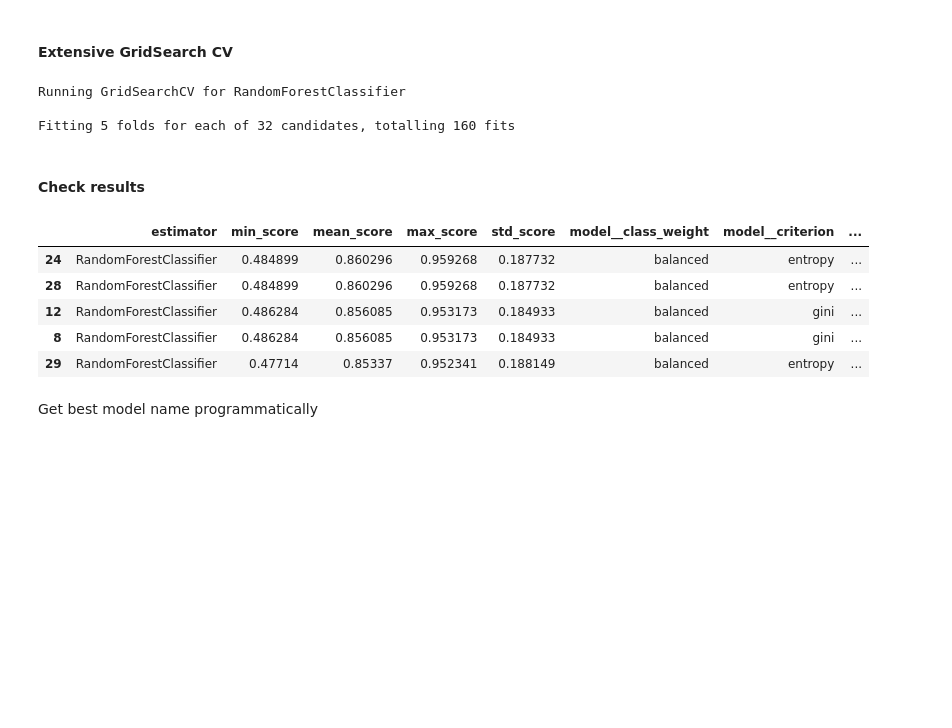
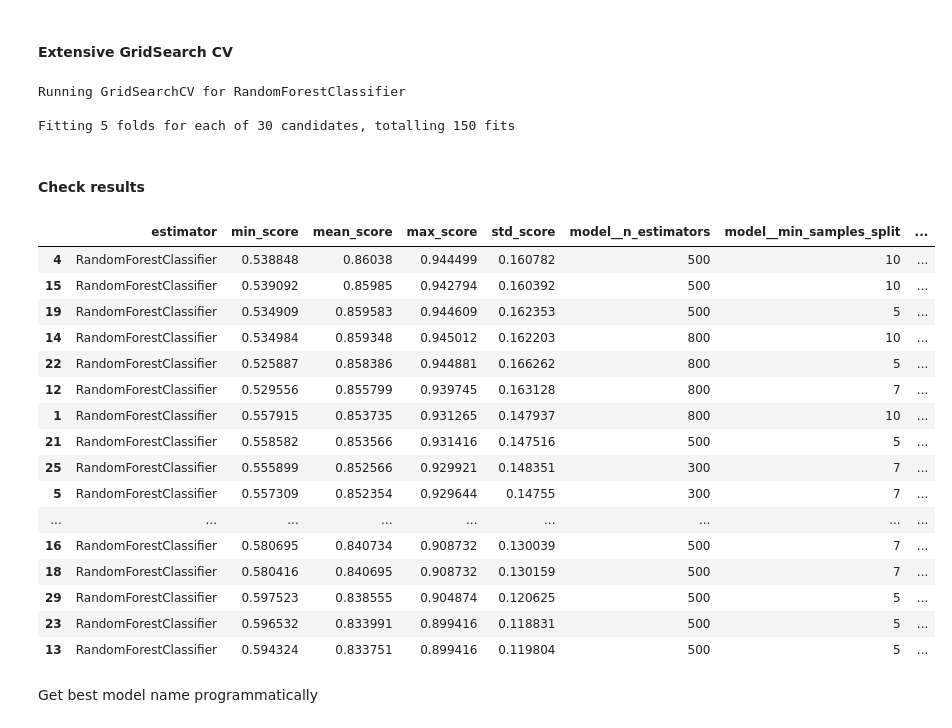
Before and after one commit to kathrinmzl/LoanGuard, a Jupyter notebook: jupyter_notebooks/06_Model_PredictDefault.ipynb, the cells around one changed output. Saved outputs shown, nothing was run; the diff lists cells and outputs as text; code cells hidden in the pictures; blank space fills up the shorter version.

```diff
--- a/jupyter_notebooks/06_Model_PredictDefault.ipynb
+++ b/jupyter_notebooks/06_Model_PredictDefault.ipynb
@@ -180,6 +206,7 @@ The score_summary() method then compiles the cross-validation results into a uni
 # %%
 # Source: Code Institute, Churnometer Walkthrough Project
 from sklearn.model_selection import GridSearchCV
+from sklearn.model_selection import RandomizedSearchCV
 
 class HyperparameterOptimizationSearch:
 
@@ -189,14 +216,16 @@ class HyperparameterOptimizationSearch:
         self.keys = models.keys()
         self.grid_searches = {}
 
-    def fit(self, X, y, cv, n_jobs, verbose=1, scoring=None, refit=False):
+    def fit(self, X, y, cv, n_jobs, n_iter, verbose=1, scoring=None, refit=False):
         for key in self.keys:
             print(f"\nRunning GridSearchCV for {key} \n")
 
             model = PipelineClf(self.models[key])
             params = self.params[key]
-            gs = GridSearchCV(model, params, cv=cv, n_jobs=n_jobs,
-                              verbose=verbose, scoring=scoring, )
+            # gs = GridSearchCV(model, params, cv=cv, n_jobs=n_jobs,
+            #                   verbose=verbose, scoring=scoring, )
+            gs = RandomizedSearchCV(model, params, cv=cv, n_jobs=n_jobs,
+                               verbose=verbose, scoring=scoring, n_iter=n_iter)
             gs.fit(X, y)
             self.grid_searches[key] = gs
 
@@ -264,0 +301,4 @@ print(X_train.shape, y_train.shape, X_test.shape, y_test.shape)
+# %%
+cols = numeric_columns + categorical_columns +["LoanTerm", "NumCreditLines"]
+
+X_train = pd.DataFrame(X_train, columns=cols)
@@ -265,6 +312,6 @@ print(X_train.shape, y_train.shape, X_test.shape, y_test.shape)
 # %%
-pipeline_data_cleaning_feat_eng_part2 = PipelineDataCleaningAndFeatureEngineeringPart2()
-X_train["Education"] = pipeline_data_cleaning_feat_eng_part2.fit_transform(pd.DataFrame(X_train["Education"]),y_train)
-X_test["Education"] = pipeline_data_cleaning_feat_eng_part2.transform(pd.DataFrame(X_test["Education"]))
-print(X_train.shape, y_train.shape, X_test.shape, y_test.shape)
+# pipeline_data_cleaning_feat_eng_part2 = PipelineDataCleaningAndFeatureEngineeringPart2()
+# X_train["Education"] = pipeline_data_cleaning_feat_eng_part2.fit_transform(pd.DataFrame(X_train["Education"]),y_train)
+# X_test["Education"] = pipeline_data_cleaning_feat_eng_part2.transform(pd.DataFrame(X_test["Education"]))
+# print(X_train.shape, y_train.shape, X_test.shape, y_test.shape)
 # %% [output]
@@ -492,27 +549,46 @@ params_search = {
 # %% [markdown]
 #### Extensive GridSearch CV
 # %%
-from sklearn.metrics import recall_score, make_scorer
+from sklearn.metrics import recall_score, make_scorer, f1_score
+# search = HyperparameterOptimizationSearch(models=models_search, params=params_search)
+# search.fit(X_train, y_train,
+#            scoring =  make_scorer(recall_score, pos_label=1),
+#            n_jobs=-2, cv=5, verbose=3)
+
+def hybrid_score(y_true, y_pred):
+    return 0.7 * recall_score(y_true, y_pred, pos_label=1) + 0.3 * f1_score(y_true, y_pred, average='macro')
+
 search = HyperparameterOptimizationSearch(models=models_search, params=params_search)
 search.fit(X_train, y_train,
-           scoring =  make_scorer(recall_score, pos_label=1),
-           n_jobs=-1, cv=5)
+           scoring = make_scorer(hybrid_score), #recall score fits here as well
+           n_jobs=-1, cv=5, n_iter=30, verbose=2)
 # %% [output]
 Running GridSearchCV for RandomForestClassifier
 
-Fitting 5 folds for each of 32 candidates, totalling 160 fits
+Fitting 5 folds for each of 30 candidates, totalling 150 fits
 # %% [markdown]
 #### Check results
 # %%
 grid_search_summary, grid_search_pipelines = search.score_summary(sort_by='mean_score')
-grid_search_summary.head()
+grid_search_summary
 # %% [output]
-|  | estimator | min_score | mean_score | max_score | std_score | model__class_weight | model__criterion | ... |
-| 24 | RandomForestClassifier | 0.484899 | 0.860296 | 0.959268 | 0.187732 | balanced | entropy | ... |
-| 28 | RandomForestClassifier | 0.484899 | 0.860296 | 0.959268 | 0.187732 | balanced | entropy | ... |
-| 12 | RandomForestClassifier | 0.486284 | 0.856085 | 0.953173 | 0.184933 | balanced | gini | ... |
-| 8 | RandomForestClassifier | 0.486284 | 0.856085 | 0.953173 | 0.184933 | balanced | gini | ... |
-| 29 | RandomForestClassifier | 0.47714 | 0.85337 | 0.952341 | 0.188149 | balanced | entropy | ... |
+|  | estimator | min_score | mean_score | max_score | std_score | model__n_estimators | model__min_samples_split | ... |
+| 4 | RandomForestClassifier | 0.538848 | 0.86038 | 0.944499 | 0.160782 | 500 | 10 | ... |
+| 15 | RandomForestClassifier | 0.539092 | 0.85985 | 0.942794 | 0.160392 | 500 | 10 | ... |
+| 19 | RandomForestClassifier | 0.534909 | 0.859583 | 0.944609 | 0.162353 | 500 | 5 | ... |
+| 14 | RandomForestClassifier | 0.534984 | 0.859348 | 0.945012 | 0.162203 | 800 | 10 | ... |
+| 22 | RandomForestClassifier | 0.525887 | 0.858386 | 0.944881 | 0.166262 | 800 | 5 | ... |
+| 12 | RandomForestClassifier | 0.529556 | 0.855799 | 0.939745 | 0.163128 | 800 | 7 | ... |
+| 1 | RandomForestClassifier | 0.557915 | 0.853735 | 0.931265 | 0.147937 | 800 | 10 | ... |
+| 21 | RandomForestClassifier | 0.558582 | 0.853566 | 0.931416 | 0.147516 | 500 | 5 | ... |
+| 25 | RandomForestClassifier | 0.555899 | 0.852566 | 0.929921 | 0.148351 | 300 | 7 | ... |
+| 5 | RandomForestClassifier | 0.557309 | 0.852354 | 0.929644 | 0.14755 | 300 | 7 | ... |
+| ... | ... | ... | ... | ... | ... | ... | ... | ... |
+| 16 | RandomForestClassifier | 0.580695 | 0.840734 | 0.908732 | 0.130039 | 500 | 7 | ... |
+| 18 | RandomForestClassifier | 0.580416 | 0.840695 | 0.908732 | 0.130159 | 500 | 7 | ... |
+| 29 | RandomForestClassifier | 0.597523 | 0.838555 | 0.904874 | 0.120625 | 500 | 5 | ... |
+| 23 | RandomForestClassifier | 0.596532 | 0.833991 | 0.899416 | 0.118831 | 500 | 5 | ... |
+| 13 | RandomForestClassifier | 0.594324 | 0.833751 | 0.899416 | 0.119804 | 500 | 5 | ... |
 # %% [markdown]
 Get best model name programmatically
 # %%
```
Also changed, not shown: parts of 47 cells of this notebook.
